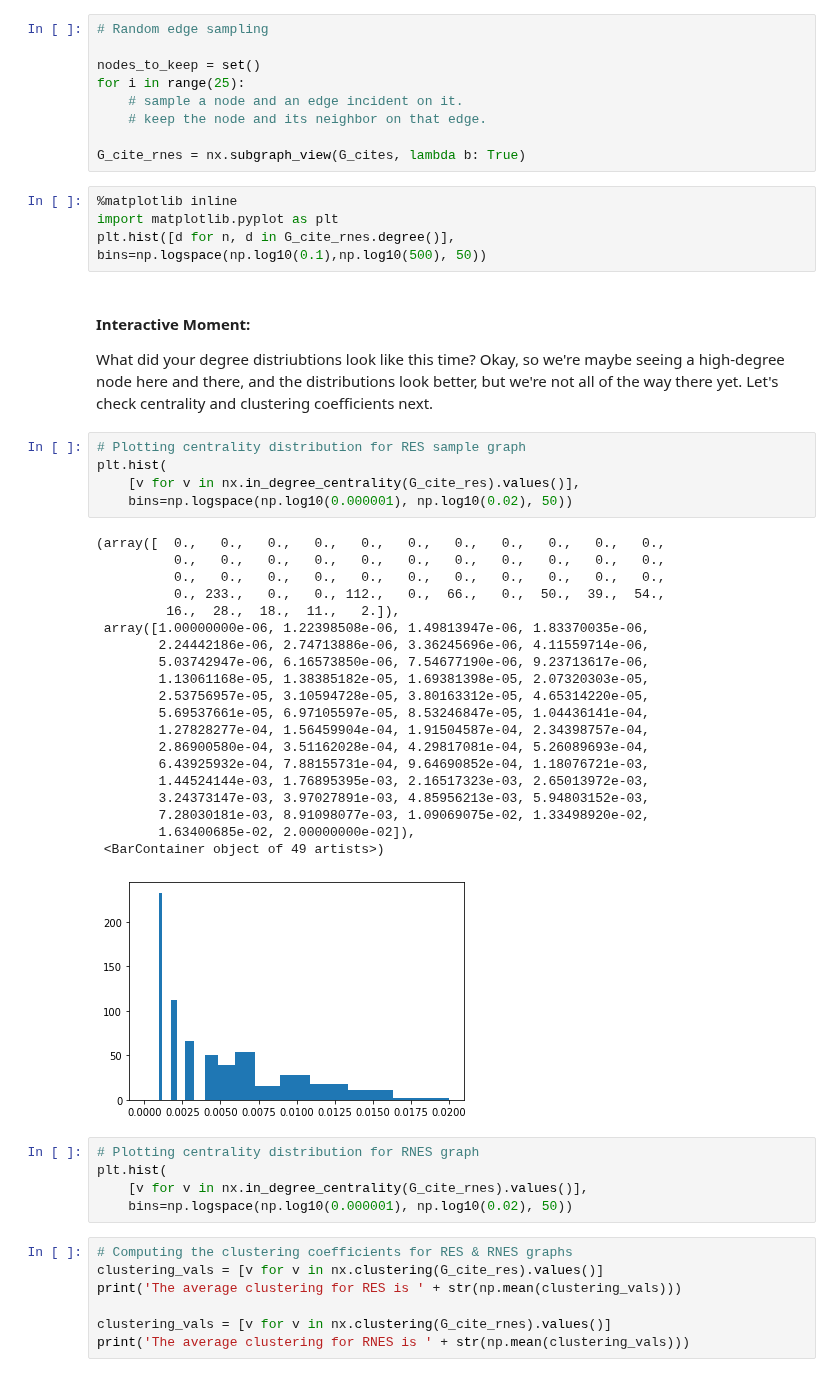
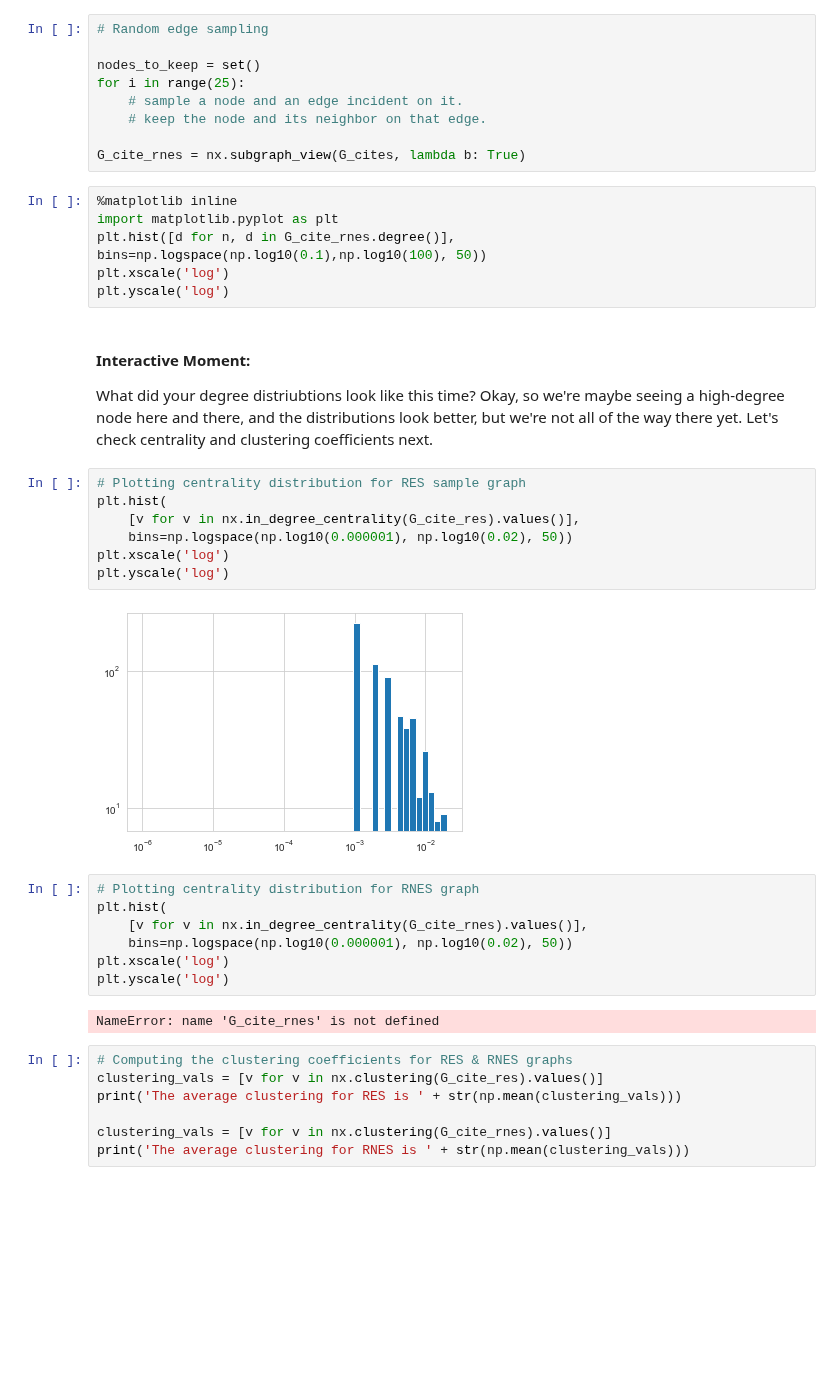
Before and after one commit to asmithh/network-science-data-book, a Jupyter notebook: class_21_sampling.ipynb, the cells around one changed output. Drawn from its saved outputs; the diff is of its cells as text; blank space fills up the shorter version.

```diff
--- a/class_21_sampling.ipynb
+++ b/class_21_sampling.ipynb
@@ -201,7 +168,9 @@ G_cite_rnes = nx.subgraph_view(G_cites, lambda b: True)
 # %%
 %matplotlib inline
 import matplotlib.pyplot as plt
-plt.hist([d for n, d in G_cite_rnes.degree()], bins=np.logspace(np.log10(0.1),np.log10(500), 50))
+plt.hist([d for n, d in G_cite_rnes.degree()], bins=np.logspace(np.log10(0.1),np.log10(100), 50))
+plt.xscale('log')
+plt.yscale('log')
 # %% [markdown]
 #### Interactive Moment:
 What did your degree distriubtions look like this time?
@@ -209,34 +178,21 @@ Okay, so we're maybe seeing a high-degree node here and there, and the distribut
 # %%
 # Plotting centrality distribution for RES sample graph
 plt.hist(
     [v for v in nx.in_degree_centrality(G_cite_res).values()],
     bins=np.logspace(np.log10(0.000001), np.log10(0.02), 50))
+plt.xscale('log')
+plt.yscale('log')
 # %% [output]
-(array([  0.,   0.,   0.,   0.,   0.,   0.,   0.,   0.,   0.,   0.,   0.,
-          0.,   0.,   0.,   0.,   0.,   0.,   0.,   0.,   0.,   0.,   0.,
-          0.,   0.,   0.,   0.,   0.,   0.,   0.,   0.,   0.,   0.,   0.,
-          0., 233.,   0.,   0., 112.,   0.,  66.,   0.,  50.,  39.,  54.,
-         16.,  28.,  18.,  11.,   2.]),
- array([1.00000000e-06, 1.22398508e-06, 1.49813947e-06, 1.83370035e-06,
-        2.24442186e-06, 2.74713886e-06, 3.36245696e-06, 4.11559714e-06,
-        5.03742947e-06, 6.16573850e-06, 7.54677190e-06, 9.23713617e-06,
-        1.13061168e-05, 1.38385182e-05, 1.69381398e-05, 2.07320303e-05,
-        2.53756957e-05, 3.10594728e-05, 3.80163312e-05, 4.65314220e-05,
-        5.69537661e-05, 6.97105597e-05, 8.53246847e-05, 1.04436141e-04,
-        1.27828277e-04, 1.56459904e-04, 1.91504587e-04, 2.34398757e-04,
-        2.86900580e-04, 3.51162028e-04, 4.29817081e-04, 5.26089693e-04,
-        6.43925932e-04, 7.88155731e-04, 9.64690852e-04, 1.18076721e-03,
-        1.44524144e-03, 1.76895395e-03, 2.16517323e-03, 2.65013972e-03,
-        3.24373147e-03, 3.97027891e-03, 4.85956213e-03, 5.94803152e-03,
-        7.28030181e-03, 8.91098077e-03, 1.09069075e-02, 1.33498920e-02,
-        1.63400685e-02, 2.00000000e-02]),
- <BarContainer object of 49 artists>)
-[figure, old version]
+[figure, new version]
 # %%
 # Plotting centrality distribution for RNES graph
 plt.hist(
     [v for v in nx.in_degree_centrality(G_cite_rnes).values()],
     bins=np.logspace(np.log10(0.000001), np.log10(0.02), 50))
+plt.xscale('log')
+plt.yscale('log')
+# %% [output]
+NameError: name 'G_cite_rnes' is not defined
 # %%
 # Computing the clustering coefficients for RES & RNES graphs
 clustering_vals = [v for v in nx.clustering(G_cite_res).values()]
```
Also changed, not shown: parts of 3 cells of this notebook, 1 other file.
